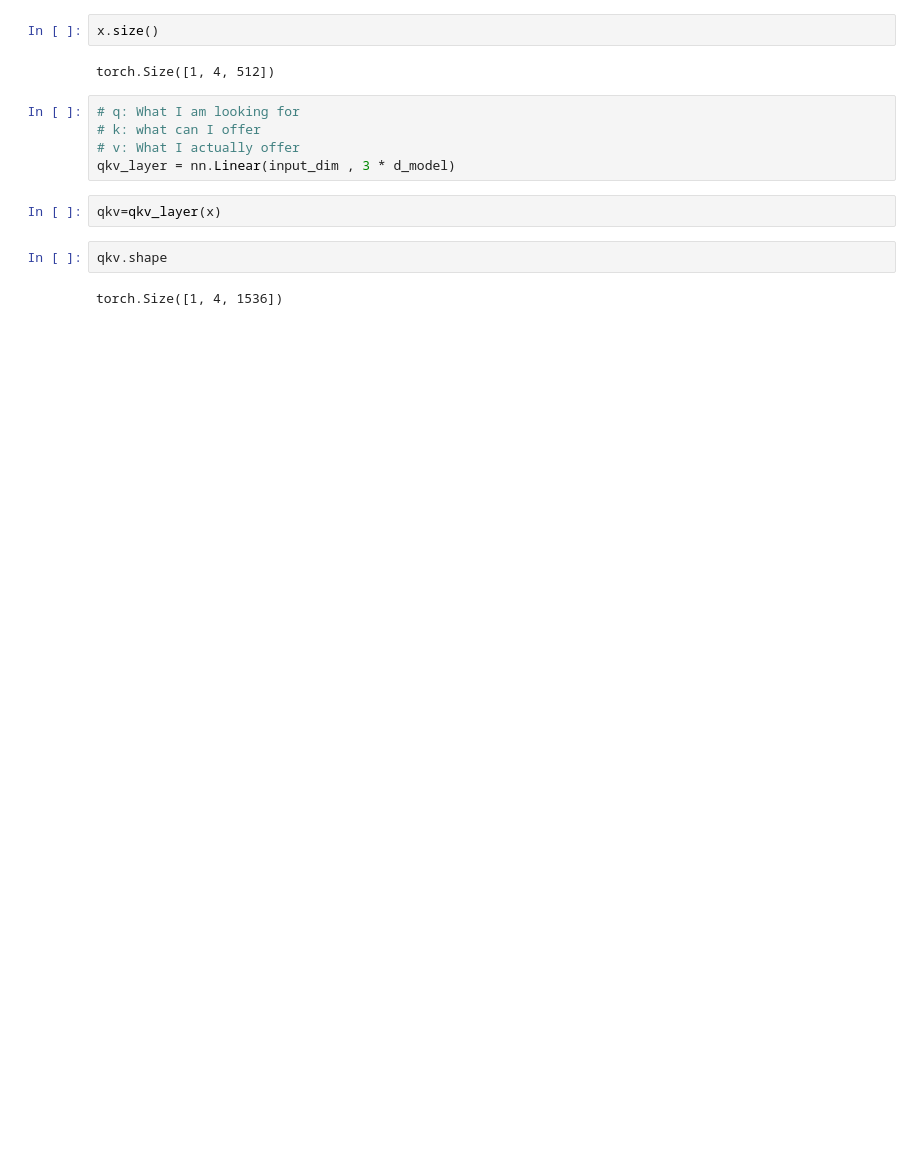
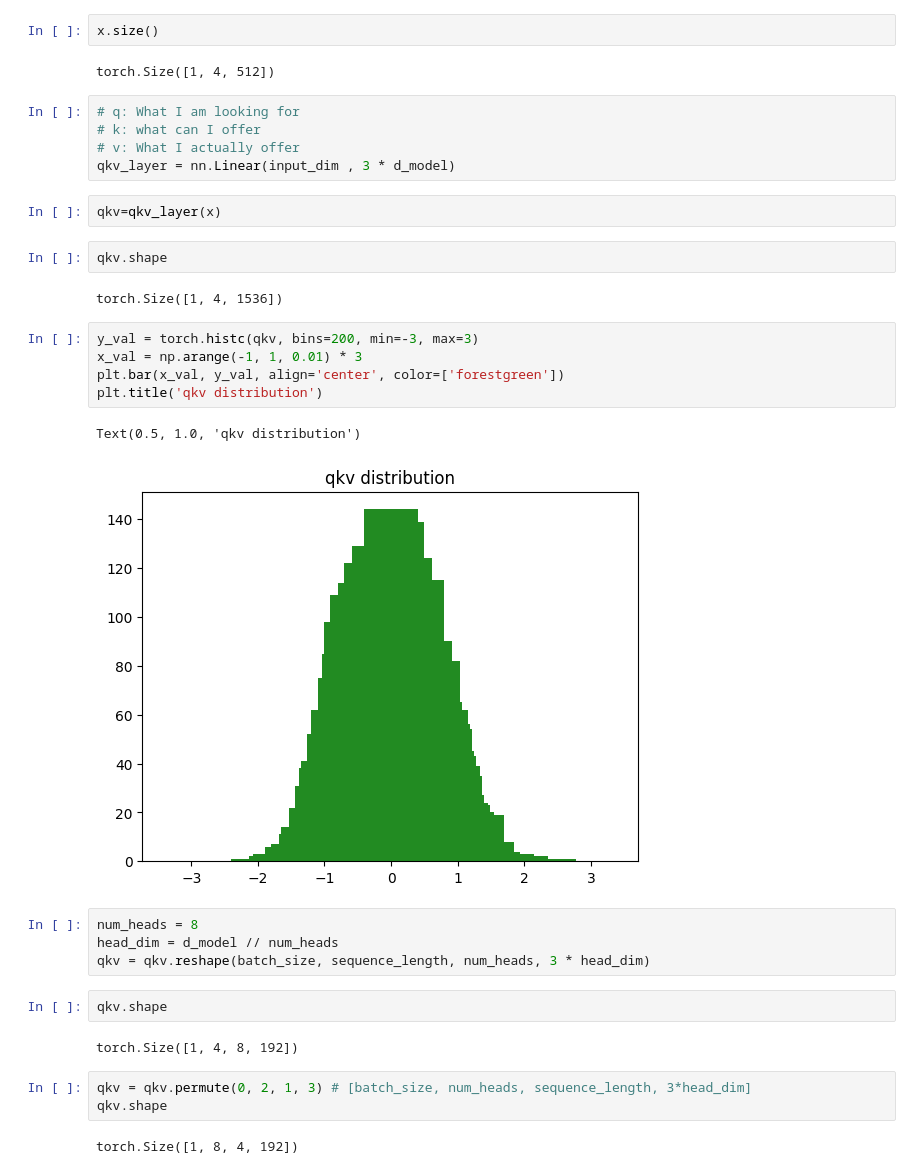
Before and after one commit to jinexus1/Transformer-Model, a Jupyter notebook: MultiHeadAttention.ipynb, the cells around one changed output. Drawn from its saved outputs; the diff is of its cells as text; blank space fills up the shorter version.

```diff
--- a/MultiHeadAttention.ipynb
+++ b/MultiHeadAttention.ipynb
@@ -39,3 +40,24 @@ qkv=qkv_layer(x)
 qkv.shape
 # %% [output]
 torch.Size([1, 4, 1536])
+# %%
+y_val = torch.histc(qkv, bins=200, min=-3, max=3)
+x_val = np.arange(-1, 1, 0.01) * 3
+plt.bar(x_val, y_val, align='center', color=['forestgreen'])
+plt.title('qkv distribution')
+# %% [output]
+Text(0.5, 1.0, 'qkv distribution')
+[figure, added]
+# %%
+num_heads = 8
+head_dim = d_model // num_heads
+qkv = qkv.reshape(batch_size, sequence_length, num_heads, 3 * head_dim)
+# %%
+qkv.shape
+# %% [output]
+torch.Size([1, 4, 8, 192])
+# %%
+qkv = qkv.permute(0, 2, 1, 3) # [batch_size, num_heads, sequence_length, 3*head_dim]
+qkv.shape
+# %% [output]
+torch.Size([1, 8, 4, 192])
```
Also changed, not shown: parts of 23 cells of this notebook.
